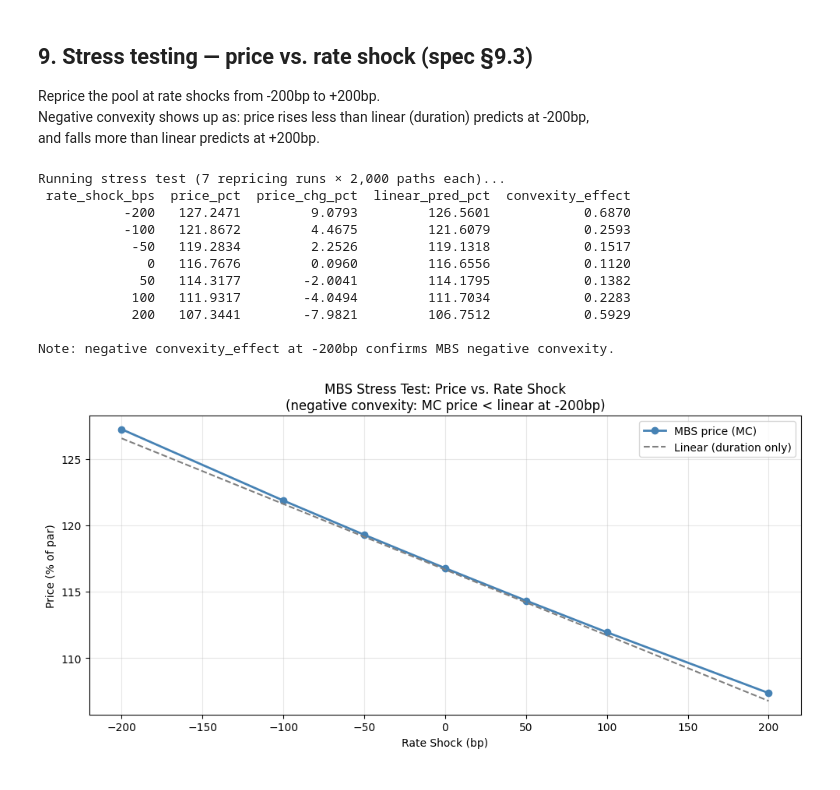
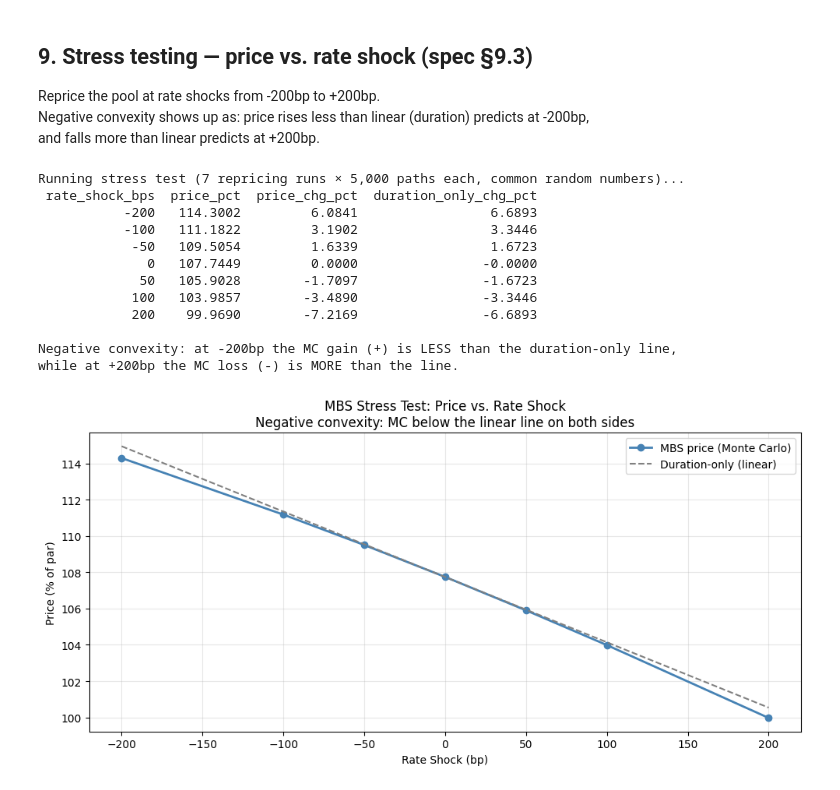
Before and after one commit to IceCurrent/mbs_risk_management, a Jupyter notebook: notebooks/08_mbs_pricer.ipynb, the cells around one changed output. Drawn from its saved outputs; the diff is of its cells as text; code cells hidden in the pictures.

```diff
--- a/notebooks/08_mbs_pricer.ipynb
+++ b/notebooks/08_mbs_pricer.ipynb
@@ -254,59 +304,63 @@ Reprice the pool at rate shocks from -200bp to +200bp.
 Negative convexity shows up as: price rises less than linear (duration) predicts at -200bp,
 and falls more than linear predicts at +200bp.
 # %%
-print('Running stress test (7 repricing runs × 2,000 paths each)...')
+print('Running stress test (7 repricing runs × 5,000 paths each, common random numbers)...')
 shocks = [-0.02, -0.01, -0.005, 0.0, 0.005, 0.01, 0.02]
 stress_rows = []
 
 for shock in shocks:
     stressed_price = pr.mbs_price_at_rate(
-        rate_shift=shock,
-        initial_rate=initial_rate,
-        kappa=kappa, theta=theta, sigma=sigma,
+        rate_shift=shock, initial_rate=initial_rate,
+        kappa=kappa, theta=theta_q, sigma=sigma,
         coupon=COUPON, orig_upb=ORIG_UPB, term=TERM,
-        n_paths=2_000, seed=77,
+        n_paths=N_PATHS, seed=SEED,
+        net_coupon=NET_COUPON, mdr=mdr, mbs_spread=MBS_SPREAD, prepay_params=scurve,
     )
-    linear_pred = model_price * (1 - risk_metrics['eff_duration'] * shock)
+    duration_only = -risk_metrics['eff_duration'] * shock          # linear (duration-only) prediction
     stress_rows.append({
-        'rate_shock_bps':    int(shock * 10_000),
-        'price':             stressed_price,
-        'price_pct':         stressed_price / ORIG_UPB * 100,
-        'price_chg_pct':     (stressed_price - model_price) / model_price * 100,
-        'linear_pred_pct':   linear_pred / ORIG_UPB * 100,
-        'convexity_effect':  (stressed_price - linear_pred) / ORIG_UPB * 100,
+        'rate_shock_bps':        int(shock * 10_000),
+        'price_pct':             stressed_price / ORIG_UPB * 100,
+        'price_chg_pct':         (stressed_price / base_price - 1) * 100,
+        'duration_only_chg_pct': duration_only * 100,
     })
 
 stress_df = pd.DataFrame(stress_rows)
-print(stress_df[['rate_shock_bps','price_pct','price_chg_pct','linear_pred_pct','convexity_effect']].to_string(index=False, float_format='%.4f'))
-print('\nNote: negative convexity_effect at -200bp confirms MBS negative convexity.')
+print(stress_df.to_string(index=False, float_format='%.4f'))
+print('\nNegative convexity: at -200bp the MC gain (+) is LESS than the duration-only line,')
+print('while at +200bp the MC loss (-) is MORE than the line.')
 # %% [output]
-Running stress test (7 repricing runs × 2,000 paths each)...
- rate_shock_bps  price_pct  price_chg_pct  linear_pred_pct  convexity_effect
-           -200   127.2471         9.0793         126.5601            0.6870
-           -100   121.8672         4.4675         121.6079            0.2593
-            -50   119.2834         2.2526         119.1318            0.1517
-              0   116.7676         0.0960         116.6556            0.1120
-             50   114.3177        -2.0041         114.1795            0.1382
-            100   111.9317        -4.0494         111.7034            0.2283
-            200   107.3441        -7.9821         106.7512            0.5929
+Running stress test (7 repricing runs × 5,000 paths each, common random numbers)...
+ rate_shock_bps  price_pct  price_chg_pct  duration_only_chg_pct
+           -200   114.3002         6.0841                 6.6893
+           -100   111.1822         3.1902                 3.3446
+            -50   109.5054         1.6339                 1.6723
+              0   107.7449         0.0000                -0.0000
+             50   105.9028        -1.7097                -1.6723
+            100   103.9857        -3.4890                -3.3446
+            200    99.9690        -7.2169                -6.6893
 
-Note: negative convexity_effect at -200bp confirms MBS negative convexity.
+Negative convexity: at -200bp the MC gain (+) is LESS than the duration-only line,
+while at +200bp the MC loss (-) is MORE than the line.
 # %%
+base_pct = base_price / ORIG_UPB * 100
+duration_line = base_pct * (1 + stress_df['duration_only_chg_pct'] / 100)
+
 fig, ax = plt.subplots(figsize=(10, 5))
 ax.plot(stress_df['rate_shock_bps'], stress_df['price_pct'], 'o-',
-        color='steelblue', linewidth=2, label='MBS price (MC)')
-ax.plot(stress_df['rate_shock_bps'], stress_df['linear_pred_pct'], '--',
-        color='gray', linewidth=1.5, label='Linear (duration only)')
-ax.set_title('MBS Stress Test: Price vs. Rate Shock\n(negative convexity: MC price < linear at -200bp)')
+        color='steelblue', linewidth=2, label='MBS price (Monte Carlo)')
+ax.plot(stress_df['rate_shock_bps'], duration_line, '--',
+        color='gray', linewidth=1.5, label='Duration-only (linear)')
+ax.set_title('MBS Stress Test: Price vs. Rate Shock\n'
+             'Negative convexity: MC below the linear line on both sides')
 ax.set_xlabel('Rate Shock (bp)')
 ax.set_ylabel('Price (% of par)')
 ax.legend()
 ax.grid(alpha=0.3)
 plt.tight_layout()
 plt.savefig(FIGURES / 'mbs_stress_test.png', bbox_inches='tight')
 plt.show()
 # %% [output]
-[figure, old version]
+[figure, new version]
 # %%
 import json
 
```
Also changed, not shown: parts of 12 cells of this notebook, 10 other files.
